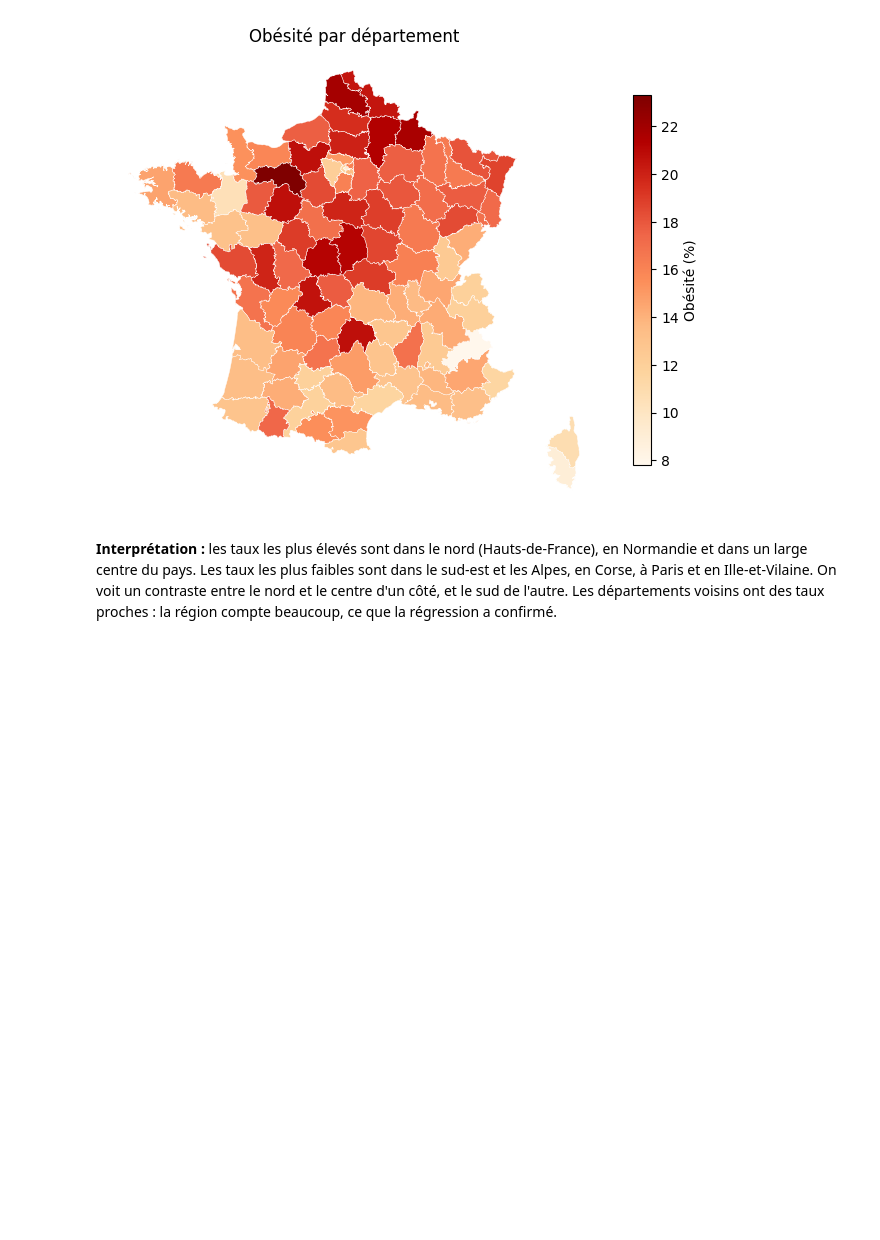
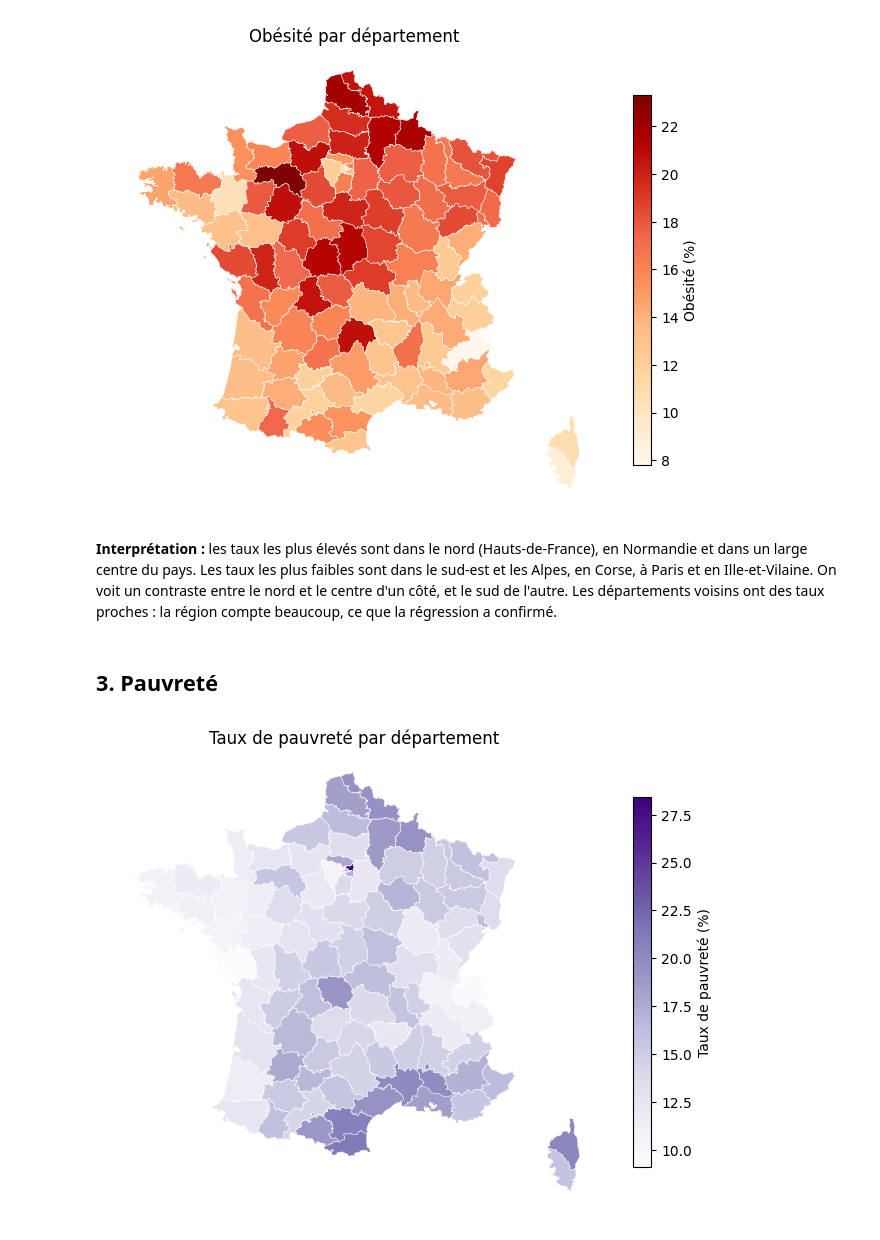
Before and after one commit to leonardlevi/projet-2A, a Jupyter notebook: notebooks/03_cartes.ipynb, the cells around one changed output. Saved outputs shown, nothing was run; the diff lists cells and outputs as text; code cells hidden in the pictures; blank space fills up the shorter version.

Commit message:
Ajout des cartes de la pauvreté et des fast-foods

```diff
--- a/notebooks/03_cartes.ipynb
+++ b/notebooks/03_cartes.ipynb
@@ -40,3 +40,22 @@ plt.show()
 [figure]
 # %% [markdown]
 **Interprétation :** les taux les plus élevés sont dans le nord (Hauts-de-France), en Normandie et dans un large centre du pays. Les taux les plus faibles sont dans le sud-est et les Alpes, en Corse, à Paris et en Ille-et-Vilaine. On voit un contraste entre le nord et le centre d'un côté, et le sud de l'autre. Les départements voisins ont des taux proches : la région compte beaucoup, ce que la régression a confirmé.
+# %% [markdown]
+## 3. Pauvreté
+# %%
+fig, ax = plt.subplots(figsize=(8, 8))
+carte.plot(
+    column="taux_pauvrete",
+    cmap="Purples",
+    legend=True,
+    edgecolor="white",
+    linewidth=0.3,
+    ax=ax,
+    legend_kwds={"label": "Taux de pauvreté (%)", "shrink": 0.6},
+)
+ax.set_axis_off()
+ax.set_title("Taux de pauvreté par département")
+plt.savefig("../figures/carte_pauvrete.png", dpi=150, bbox_inches="tight")
+plt.show()
+# %% [output]
+[figure, added]
```
Also changed, not shown: parts of 2 cells of this notebook, 2 other files.
